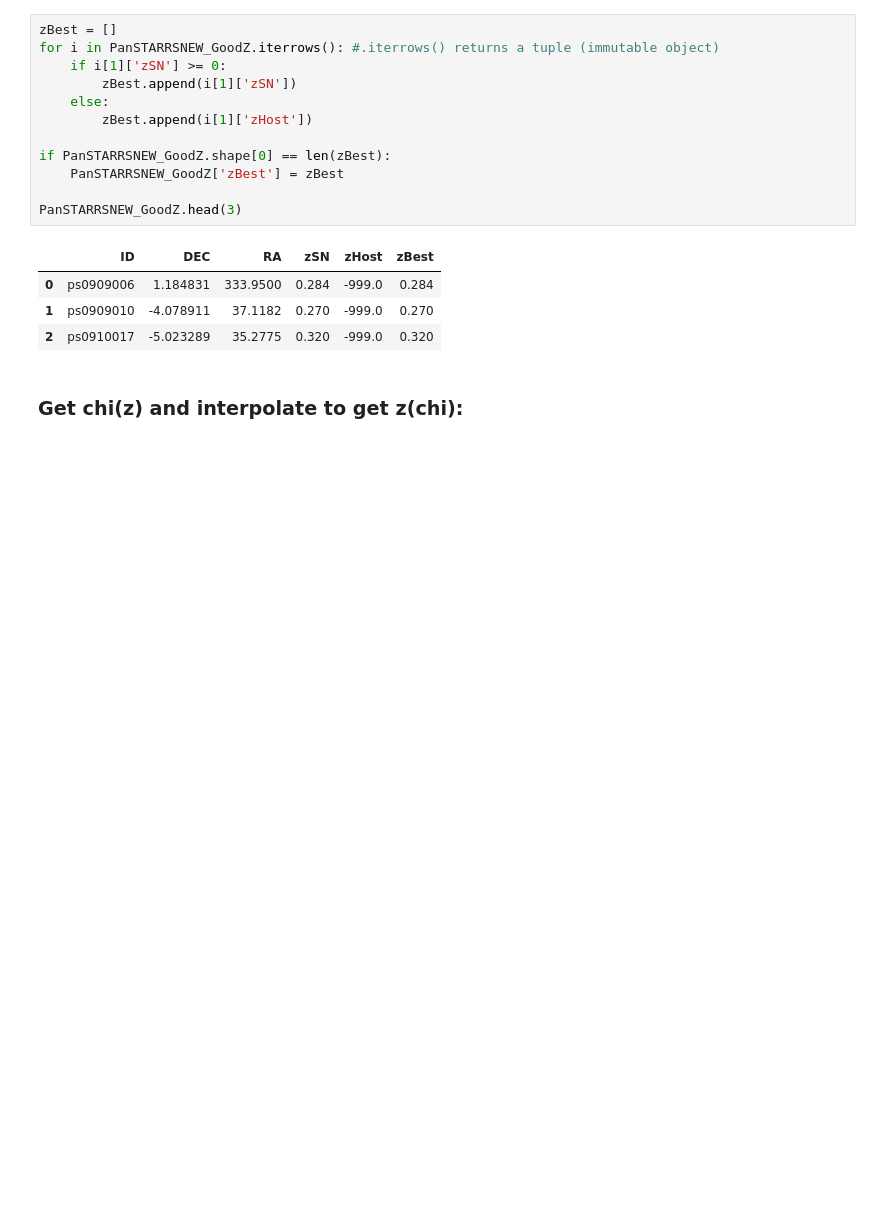
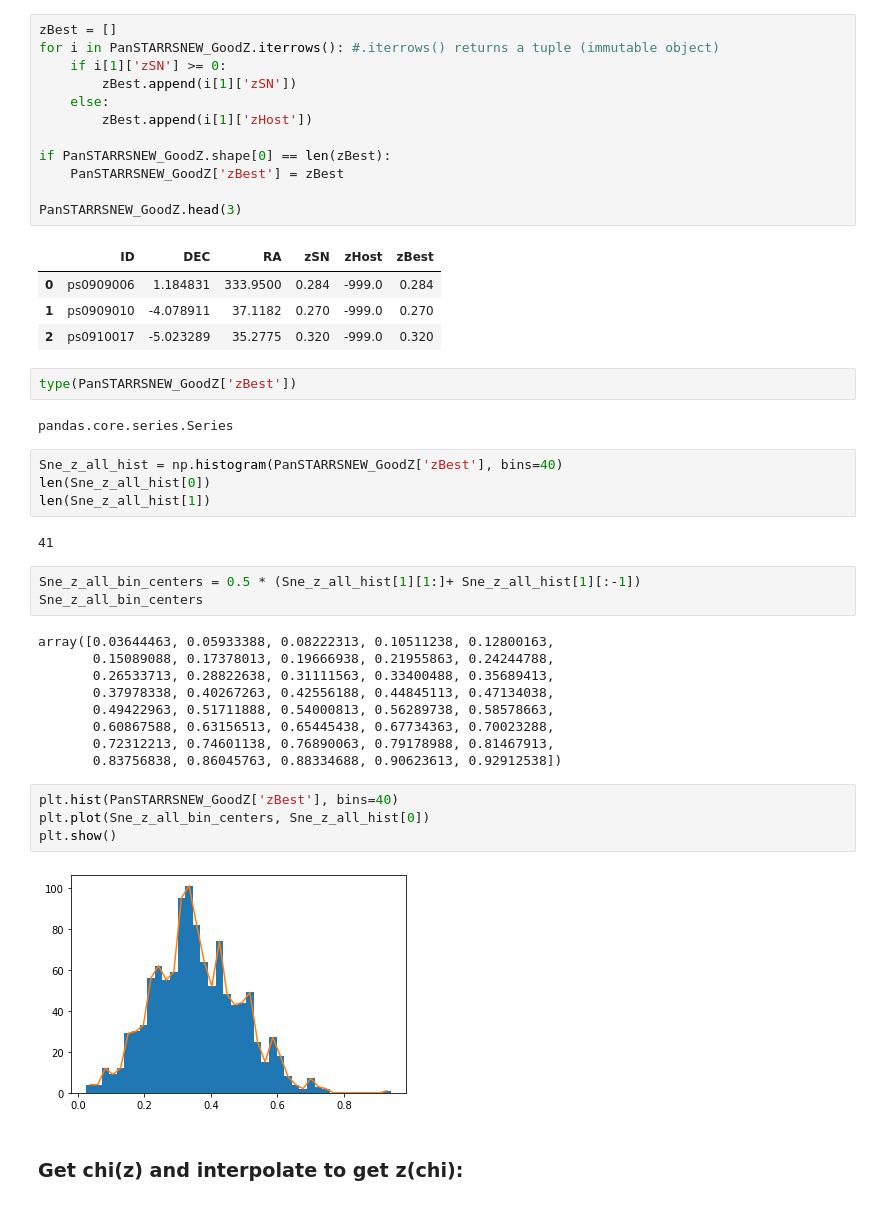
Before and after one commit to MTabbutt/Cosmology, a Jupyter notebook: SNe CrossCorrelations/PanSTARRS X Boss _ Theory Comparison _ 2D.ipynb, the cells around one changed output. Drawn from its saved outputs; the diff is of its cells as text; blank space fills up the shorter version.

```diff
--- a/SNe CrossCorrelations/PanSTARRS X Boss _ Theory Comparison _ 2D.ipynb
+++ b/SNe CrossCorrelations/PanSTARRS X Boss _ Theory Comparison _ 2D.ipynb
@@ -75,6 +78,34 @@ PanSTARRSNEW_GoodZ.head(3)
 | 0 | ps0909006 | 1.184831 | 333.9500 | 0.284 | -999.0 | 0.284 |
 | 1 | ps0909010 | -4.078911 | 37.1182 | 0.270 | -999.0 | 0.270 |
 | 2 | ps0910017 | -5.023289 | 35.2775 | 0.320 | -999.0 | 0.320 |
+# %%
+type(PanSTARRSNEW_GoodZ['zBest'])
+# %% [output]
+pandas.core.series.Series
+# %%
+Sne_z_all_hist = np.histogram(PanSTARRSNEW_GoodZ['zBest'], bins=40)
+len(Sne_z_all_hist[0])
+len(Sne_z_all_hist[1])
+# %% [output]
+41
+# %%
+Sne_z_all_bin_centers = 0.5 * (Sne_z_all_hist[1][1:]+ Sne_z_all_hist[1][:-1])
+Sne_z_all_bin_centers
+# %% [output]
+array([0.03644463, 0.05933388, 0.08222313, 0.10511238, 0.12800163,
+       0.15089088, 0.17378013, 0.19666938, 0.21955863, 0.24244788,
+       0.26533713, 0.28822638, 0.31111563, 0.33400488, 0.35689413,
+       0.37978338, 0.40267263, 0.42556188, 0.44845113, 0.47134038,
+       0.49422963, 0.51711888, 0.54000813, 0.56289738, 0.58578663,
+       0.60867588, 0.63156513, 0.65445438, 0.67734363, 0.70023288,
+       0.72312213, 0.74601138, 0.76890063, 0.79178988, 0.81467913,
+       0.83756838, 0.86045763, 0.88334688, 0.90623613, 0.92912538])
+# %%
+plt.hist(PanSTARRSNEW_GoodZ['zBest'], bins=40)
+plt.plot(Sne_z_all_bin_centers, Sne_z_all_hist[0])
+plt.show()
+# %% [output]
+[figure, added]
 # %% [markdown]
 ### Get chi(z) and interpolate to get z(chi):
 # %%
```
Also changed, not shown: parts of 1 cell of this notebook.
